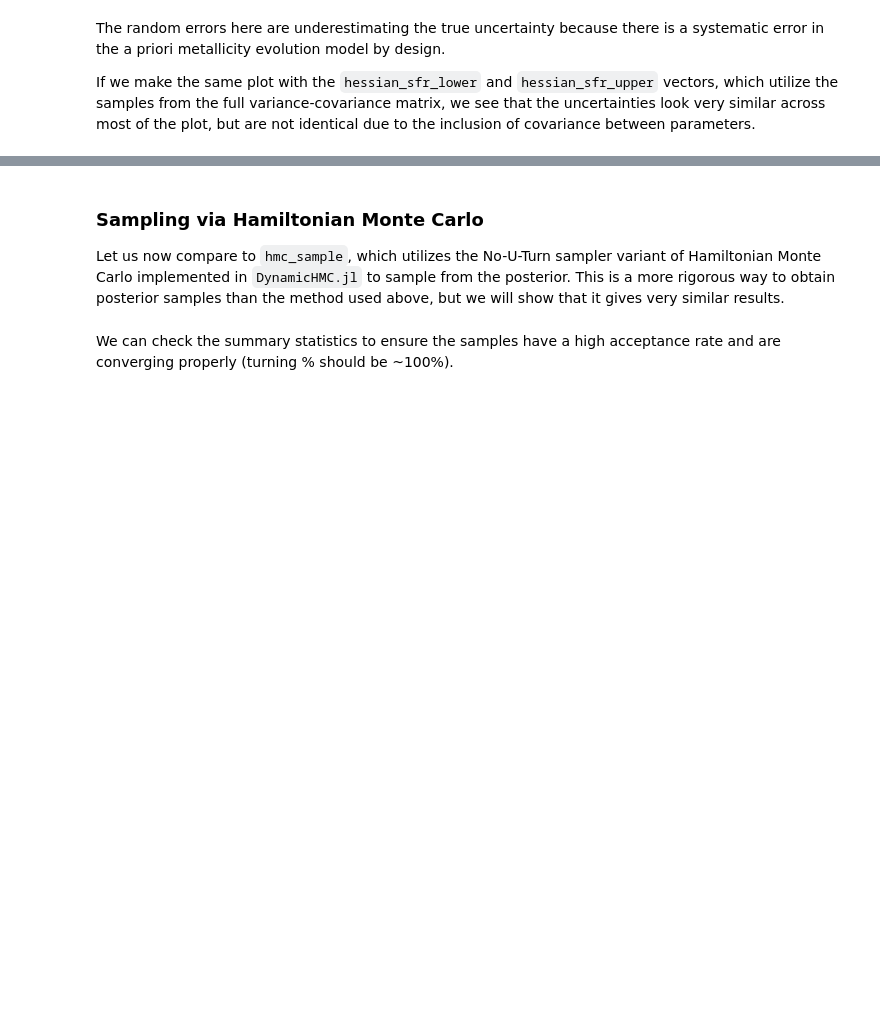
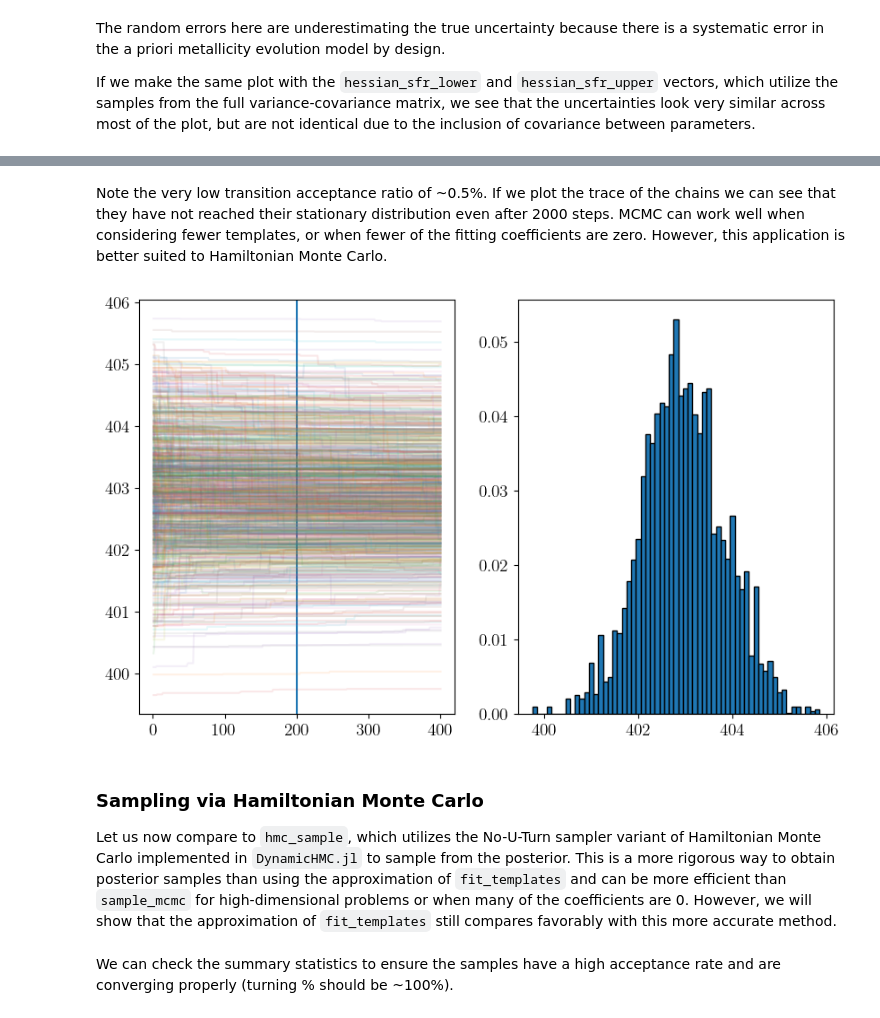
Before and after one commit to cgarling/StarFormationHistories.jl, a Jupyter notebook: examples/fitting1.ipynb, the cells around one changed output, grey strips where cells are left out. Cells and saved outputs as stored; diff of their text form; code cells hidden in the pictures; blank space fills up the shorter version.

Commit message:
start working on distance sampler

```diff
--- a/examples/fitting1.ipynb
+++ b/examples/fitting1.ipynb
@@ -877,0 +881,12 @@ PyObject <matplotlib.legend.Legend object at 0x...>
+# %%
+import StarFormationHistories: mcmc_sample
+import Distributions: MvNormal
+import LinearAlgebra: I
+
+nwalkers = 1000
+nsteps = 2000
+burn_idx = 200
+# Walker initial positions sampled from a multivariate normal distribution with means equal to the BFGS MLE
+# and identity covariance matrix. The `max` call makes sure none of the cofficients have initial conditions less than 0.
+mcmc_x0 = [max.(0.0, rand(MvNormal(bfgs_result.mle.μ, I))) for i in 1:nwalkers]
+mcmc_result = mcmc_sample(free_templates, data, mcmc_x0, nwalkers, nsteps; nthin=5); # nthin=5 to only save every 5 steps
@@ -878,7 +902,24 @@ PyObject <matplotlib.legend.Legend object at 0x...>
+# %% [markdown]
+Note the very low transition acceptance ratio of ~0.5%. If we plot the trace of the chains we can see that they have not reached their stationary distribution even after 2000 steps. MCMC can work well when considering fewer templates, or when fewer of the fitting coefficients are zero. However, this application is better suited to Hamiltonian Monte Carlo.
+# %%
+import StatsBase: fit, Histogram, normalize
+
+fig, (ax0, ax1) = plt.subplots(nrows=1,ncols=2,sharex=false,sharey=false,figsize=(10,6))
+fig.subplots_adjust(hspace=0.0,wspace=0.2)
+
+ax0.axvline(burn_idx)
+for i in 1:size(mcmc_result,3)
+    ax0.plot(first(axes(mcmc_result)), mcmc_result[:,end,i], alpha=0.1, rasterized=true)
+end
+
+ax1_hist = normalize(fit(Histogram, vec(mcmc_result[burn_idx:end,end,:]); nbins=100, closed=:left); mode=:probability) #:pdf, :density, :probability, :none
+ax1.bar(first(ax1_hist.edges)[2:end], ax1_hist.weights, width=step(first(ax1_hist.edges)), ec="k"); # fc="k"
+# %% [output]
+[figure, added]
 # %% [markdown]
 ### Sampling via Hamiltonian Monte Carlo
 
-Let us now compare to `hmc_sample`, which utilizes the No-U-Turn sampler variant of Hamiltonian Monte Carlo implemented in `DynamicHMC.jl` to sample from the posterior. This is a more rigorous way to obtain posterior samples than the method used above, but we will show that it gives very similar results.
+Let us now compare to `hmc_sample`, which utilizes the No-U-Turn sampler variant of Hamiltonian Monte Carlo implemented in `DynamicHMC.jl` to sample from the posterior. This is a more rigorous way to obtain posterior samples than using the approximation of `fit_templates` and can be more efficient than `sample_mcmc` for high-dimensional problems or when many of the coefficients are 0. However, we will show that the approximation of `fit_templates` still compares favorably with this more accurate method.
 # %%
 import DynamicHMC
 import StarFormationHistories: hmc_sample
```
Also changed, not shown: parts of 47 cells of this notebook, 6 other files.
